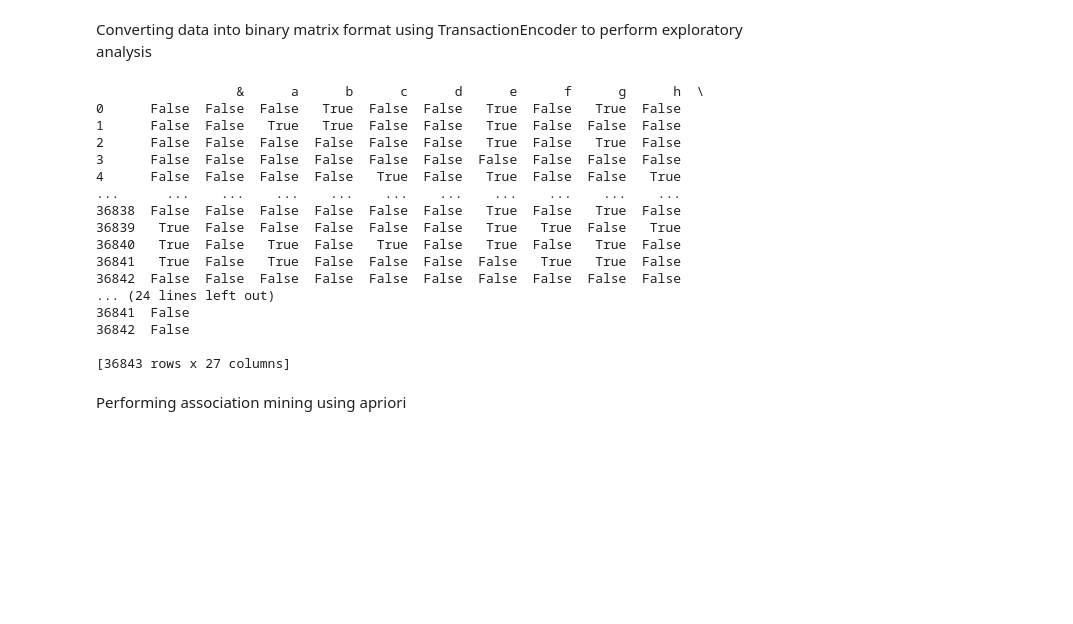
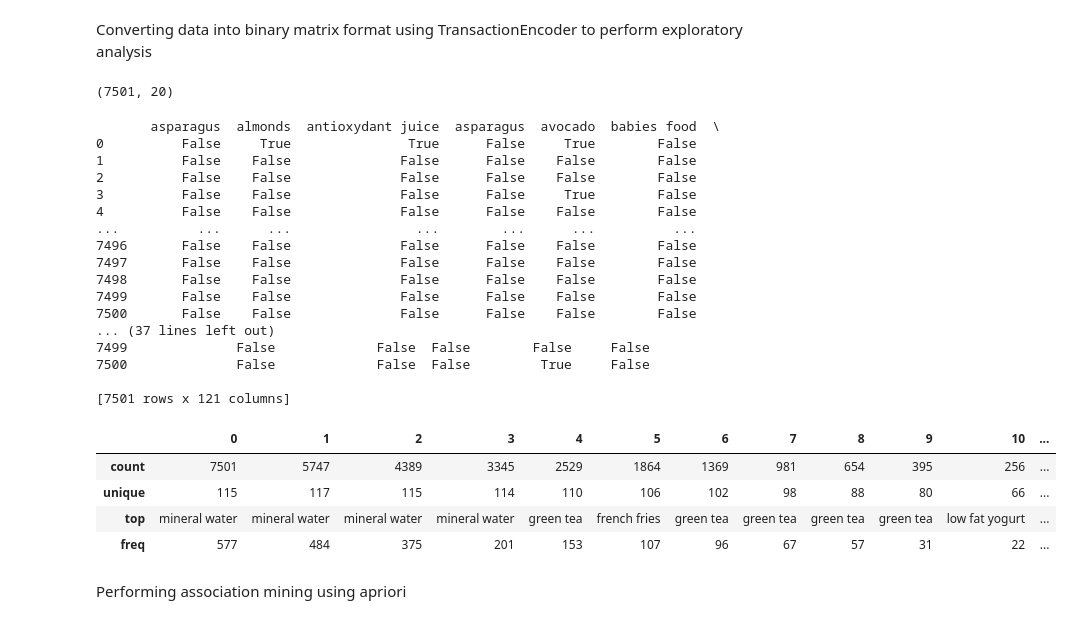
Before and after one commit to badrinarayanan02/machine_learning, a Jupyter notebook: 2348507_lab3.ipynb, the cells around one changed output. Cells and saved outputs as stored; diff of their text form; code cells hidden in the pictures; blank space fills up the shorter version.

```diff
--- a/2348507_lab3.ipynb
+++ b/2348507_lab3.ipynb
@@ -101,29 +129,45 @@ low fat yogurt
 []
 # %% [markdown]
 Converting data into binary matrix format using TransactionEncoder to perform exploratory analysis
+# %%
+transaction = []
+for i in range(0,7501):
+  transaction.append([str(market_data.values[i,j]) for j in range(0,20)])
+trans = np.array(transaction)
+print(trans.shape)
+# %% [output]
+(7501, 20)
 # %%
 encoder = TransactionEncoder()
-to_array = encoder.fit_transform(market_transactions)
+to_array = encoder.fit_transform(trans)
 df_transactions = pd.DataFrame(to_array,columns=encoder.columns_)
 print(df_transactions)
 # %% [output]
-                  &      a      b      c      d      e      f      g      h  \
-0      False  False  False   True  False  False   True  False   True  False
-1      False  False   True   True  False  False   True  False  False  False
-2      False  False  False  False  False  False   True  False   True  False
-3      False  False  False  False  False  False  False  False  False  False
-4      False  False  False  False   True  False   True  False  False   True
-...      ...    ...    ...    ...    ...    ...    ...    ...    ...    ...
-36838  False  False  False  False  False  False   True  False   True  False
-36839   True  False  False  False  False  False   True   True  False   True
-36840   True  False   True  False   True  False   True  False   True  False
-36841   True  False   True  False  False  False  False   True   True  False
-36842  False  False  False  False  False  False  False  False  False  False
-... (24 lines left out)
-36841  False
-36842  False
+       asparagus  almonds  antioxydant juice  asparagus  avocado  babies food  \
+0          False     True               True      False     True        False
+1          False    False              False      False    False        False
+2          False    False              False      False    False        False
+3          False    False              False      False     True        False
+4          False    False              False      False    False        False
+...          ...      ...                ...        ...      ...          ...
+7496       False    False              False      False    False        False
+7497       False    False              False      False    False        False
+7498       False    False              False      False    False        False
+7499       False    False              False      False    False        False
+7500       False    False              False      False    False        False
+... (37 lines left out)
+7499              False             False  False        False     False
+7500              False             False  False         True     False
 
-[36843 rows x 27 columns]
+[7501 rows x 121 columns]
+# %%
+market_data.describe()
+# %% [output]
+|  | 0 | 1 | 2 | 3 | 4 | 5 | 6 | 7 | 8 | 9 | 10 | ... |
+| count | 7501 | 5747 | 4389 | 3345 | 2529 | 1864 | 1369 | 981 | 654 | 395 | 256 | ... |
+| unique | 115 | 117 | 115 | 114 | 110 | 106 | 102 | 98 | 88 | 80 | 66 | ... |
+| top | mineral water | mineral water | mineral water | mineral water | green tea | french fries | green tea | green tea | green tea | green tea | low fat yogurt | ... |
+| freq | 577 | 484 | 375 | 201 | 153 | 107 | 96 | 67 | 57 | 31 | 22 | ... |
 # %% [markdown]
 Performing association mining using apriori
 # %%
```
Also changed, not shown: parts of 8 cells of this notebook.
